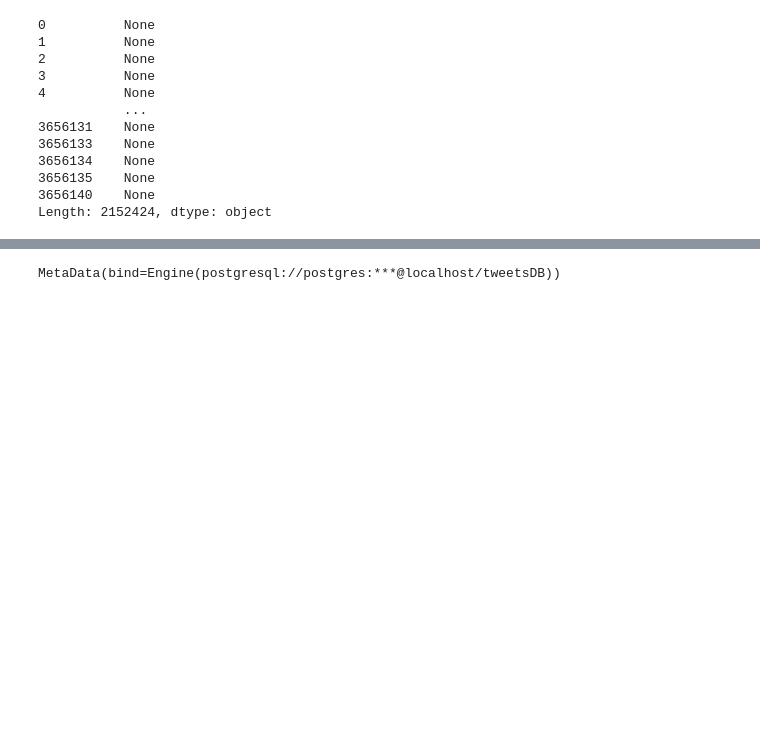
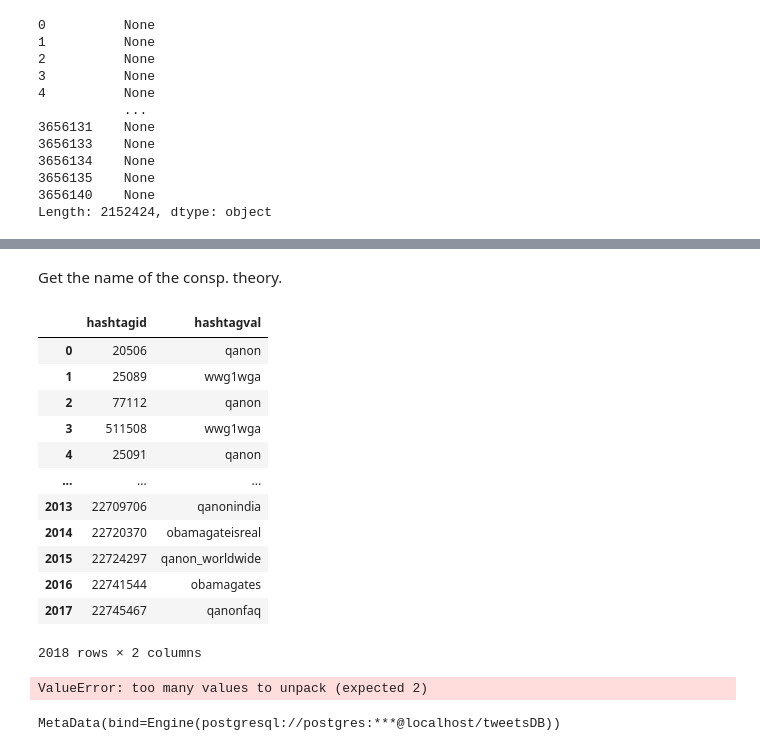
Before and after one commit to Denissovan/Denis_Krajcirik-PDT-zadanie1, a Jupyter notebook: tweets.ipynb, the cells around one changed output, grey strips where cells are left out. Drawn from its saved outputs; the diff is of its cells as text; code cells hidden in the pictures; blank space fills up the shorter version.

```diff
--- a/tweets.ipynb
+++ b/tweets.ipynb
@@ -391,0 +387,18 @@ Compute and write the sentiment values
+# %% [markdown]
+Get the name of the consp. theory.
+# %%
+consp_theory_tab
+# %% [output]
+|  | hashtagid | hashtagval |
+| 0 | 20506 | qanon |
+| 1 | 25089 | wwg1wga |
+| 2 | 77112 | qanon |
+| 3 | 511508 | wwg1wga |
+| 4 | 25091 | qanon |
+| ... | ... | ... |
+| 2013 | 22709706 | qanonindia |
+| 2014 | 22720370 | obamagateisreal |
+| 2015 | 22724297 | qanon_worldwide |
+| 2016 | 22741544 | obamagates |
+| 2017 | 22745467 | qanonfaq |
+2018 rows × 2 columns
@@ -391,0 +407,5 @@ Compute and write the sentiment values
+# %%
+for id, hashtgaval  in consp_theory_tab.loc[ :, ["hashtagid", "hashtagval"]]:
+    print(id, hashtgaval)
+# %% [output]
+ValueError: too many values to unpack (expected 2)
```
Also changed, not shown: parts of 26 cells of this notebook.
